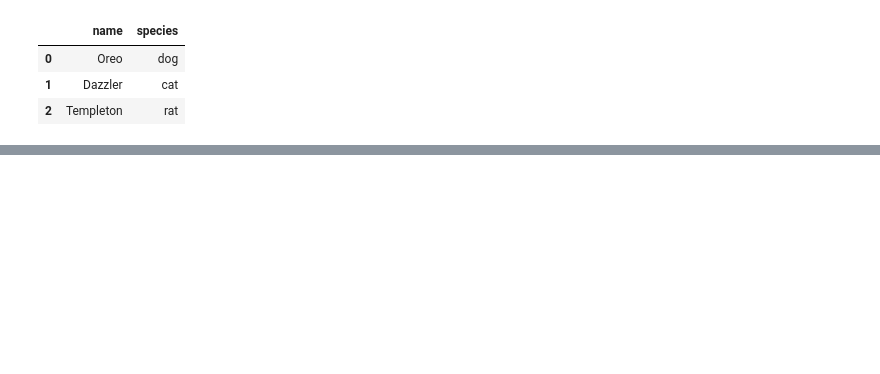
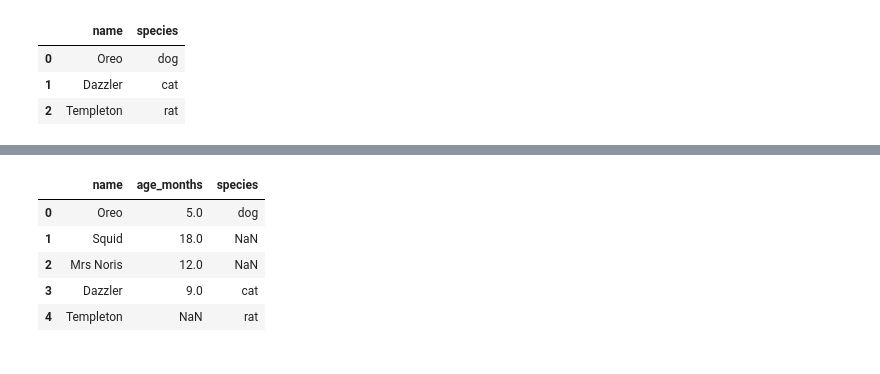
Before and after one commit to AllenInstitute/RADS_Coding_Tutorials, a Jupyter notebook: jupyter_notebook_tutorials/Data_Cleaning_with_Pandas.ipynb, the cells around one changed output, grey strips where cells are left out. Saved outputs shown, nothing was run; the diff lists cells and outputs as text; code cells hidden in the pictures; blank space fills up the shorter version.

```diff
--- a/jupyter_notebook_tutorials/Data_Cleaning_with_Pandas.ipynb
+++ b/jupyter_notebook_tutorials/Data_Cleaning_with_Pandas.ipynb
@@ -1489,4 +1610,13 @@ concat_df = pd.Concat
+# %%
+# Lets try an outer merge with those same dataframes
+
+pd.merge(dict_df1, list_df, how = 'outer', on ='name')
+# %% [output]
+|  | name | age_months | species |
+| 0 | Oreo | 5.0 | dog |
+| 1 | Squid | 18.0 | NaN |
+| 2 | Mrs Noris | 12.0 | NaN |
+| 3 | Dazzler | 9.0 | cat |
+| 4 | Templeton | NaN | rat |
 # %% [markdown]
-<a id='save_excel'></a>
+<a id='save_df'></a>
-# %% [markdown]
-<a id='save_csv'></a>
```
Also changed, not shown: parts of 31 cells of this notebook, 6 other files.
